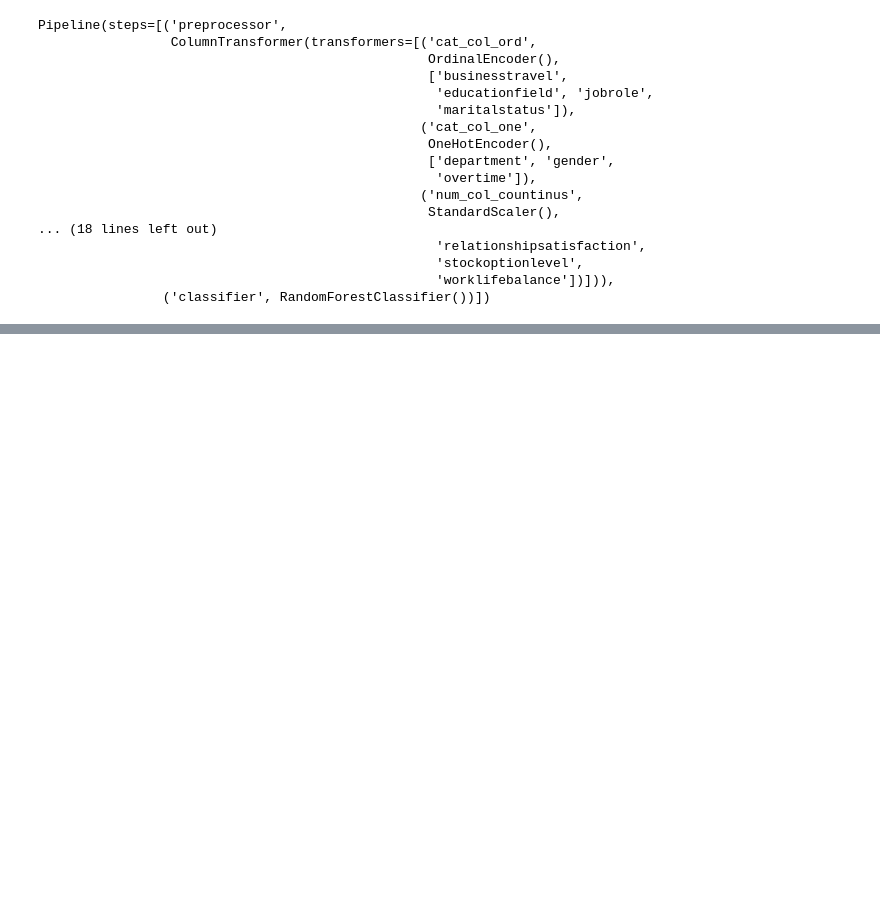
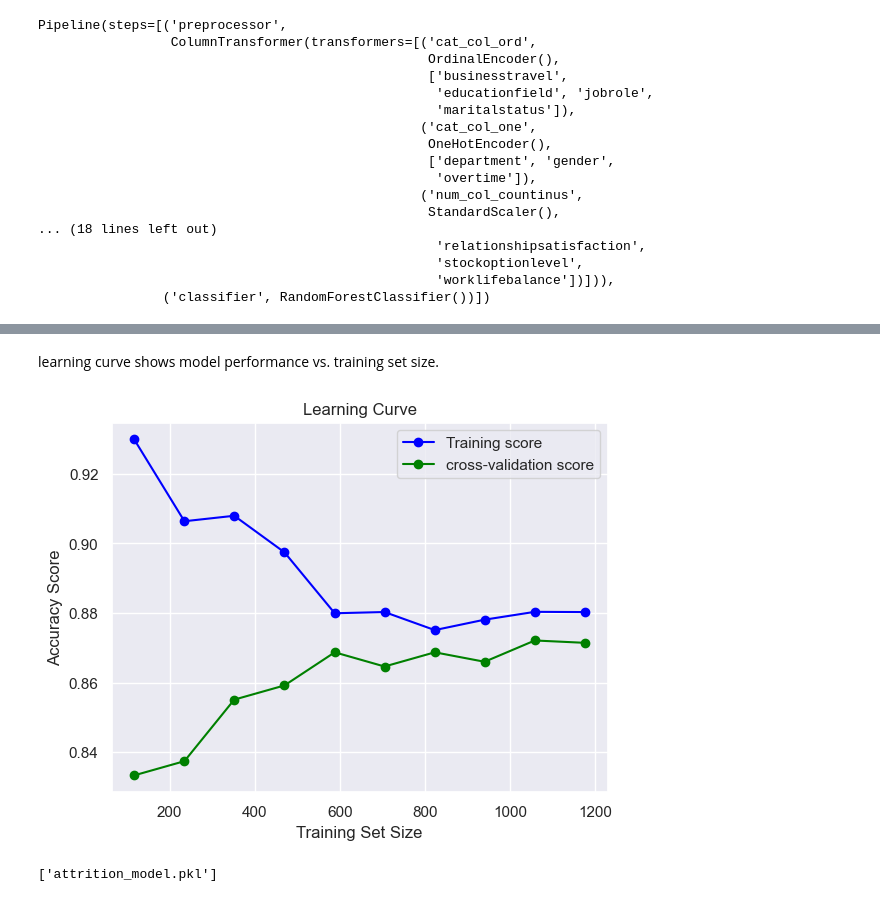
Before and after one commit to Sachin01pr/minor-project, a Jupyter notebook: minor-project-7sem/minor-project-7sem.ipynb, the cells around one changed output, grey strips where cells are left out. Saved outputs shown, nothing was run; the diff lists cells and outputs as text; code cells hidden in the pictures; blank space fills up the shorter version.

```diff
--- a/minor-project-7sem/minor-project-7sem.ipynb
+++ b/minor-project-7sem/minor-project-7sem.ipynb
@@ -378,0 +409,23 @@ the accuracy of the model is 88.78%
+# %% [markdown]
+
+learning curve shows model performance vs. training set size.
+# %%
+from sklearn.model_selection import learning_curve
+train_size , train_score , test_score = learning_curve(attrition_model , x , y , cv = 5 , n_jobs= -1 , scoring= 'accuracy' , train_sizes= np.linspace(0.1, 1.0, 10))
+train_mean = np.mean(train_score , axis= 1)
+test_mean = np.mean(test_score , axis = 1)
+
+plt.plot(train_size ,train_mean , 'o-' , label = "Training score" , color = 'blue' )
+plt.plot(train_size ,test_mean , 'o-' , label = "cross-validation score" , color = 'green' )
+plt.xlabel("Training Set Size")
+plt.ylabel("Accuracy Score")
+plt.title("Learning Curve")
+plt.legend(loc = 'best')
+plt.show()
+# %% [output]
+[figure, added]
+# %%
+from joblib import dump
+dump(attrition_model , 'attrition_model.pkl')
+# %% [output]
+['attrition_model.pkl']
```
Also changed, not shown: parts of 14 cells of this notebook, 2 other files.
